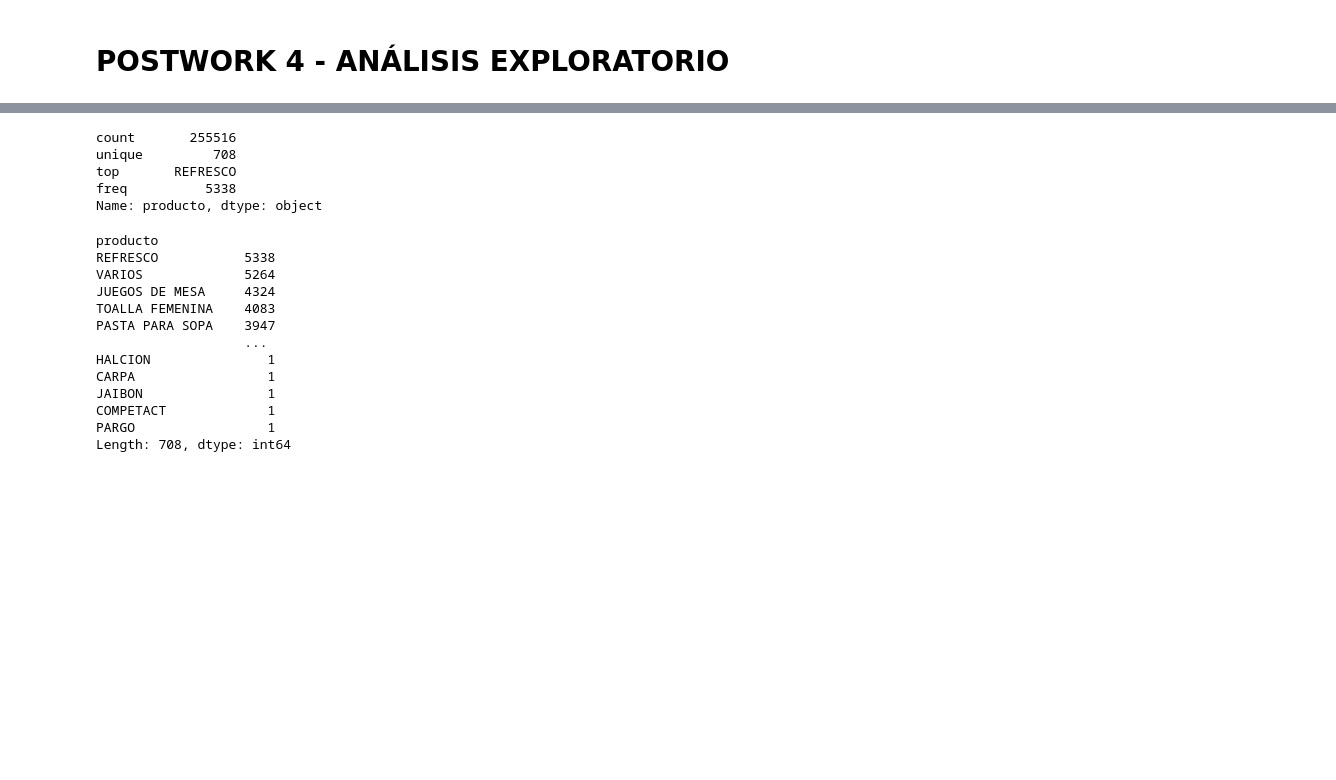
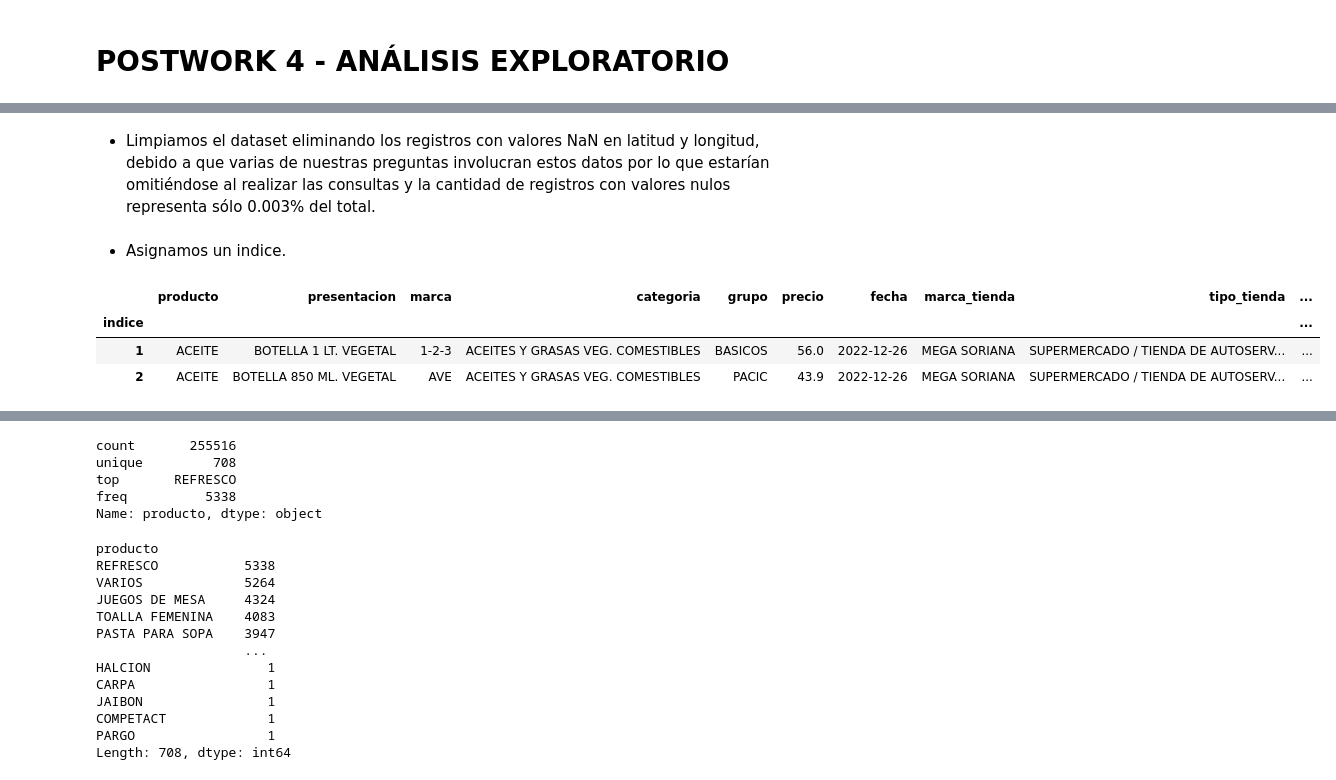
Before and after one commit to adavals/bedu-datascience-f2m2, a Jupyter notebook: Postwork1_8.ipynb, the cells around one changed output, grey strips where cells are left out. Drawn from its saved outputs; the diff is of its cells as text; code cells hidden in the pictures; blank space fills up the shorter version.

```diff
--- a/Postwork1_8.ipynb
+++ b/Postwork1_8.ipynb
@@ -257,14 +307,22 @@ ciudad             0
 latitud          907
 longitud         907
 dtype: int64
+# %% [markdown]
+* Limpiamos el dataset eliminando los registros con valores NaN en latitud y longitud, debido a que varias de nuestras preguntas involucran estos datos por lo que estarían omitiéndose al realizar las consultas y la cantidad de registros con valores nulos representa sólo 0.003% del total.
 # %%
 #Eliminar filas NaNs y filas duplicadas
 df = df.dropna(axis=0, how='any')
 df = df.drop_duplicates()
+# %% [markdown]
+* Asignamos un indice.
 # %%
 #Se asigna un indice
 df.insert(0, 'indice', range(1, 1 + len(df)))
 df = df.set_index('indice')
 
-#Extraer codigo postal de la columna direccion
-df['CP'] = df['direccion'].str[-5:]
+df.head(2)
+# %% [output]
+|  | producto | presentacion | marca | categoria | grupo | precio | fecha | marca_tienda | tipo_tienda | ... |
+| indice |  |  |  |  |  |  |  |  |  | ... |
+| 1 | ACEITE | BOTELLA 1 LT. VEGETAL | 1-2-3 | ACEITES Y GRASAS VEG. COMESTIBLES | BASICOS | 56.0 | 2022-12-26 | MEGA SORIANA | SUPERMERCADO / TIENDA DE AUTOSERV... | ... |
+| 2 | ACEITE | BOTELLA 850 ML. VEGETAL | AVE | ACEITES Y GRASAS VEG. COMESTIBLES | PACIC | 43.9 | 2022-12-26 | MEGA SORIANA | SUPERMERCADO / TIENDA DE AUTOSERV... | ... |
```
Also changed, not shown: parts of 54 cells of this notebook.
